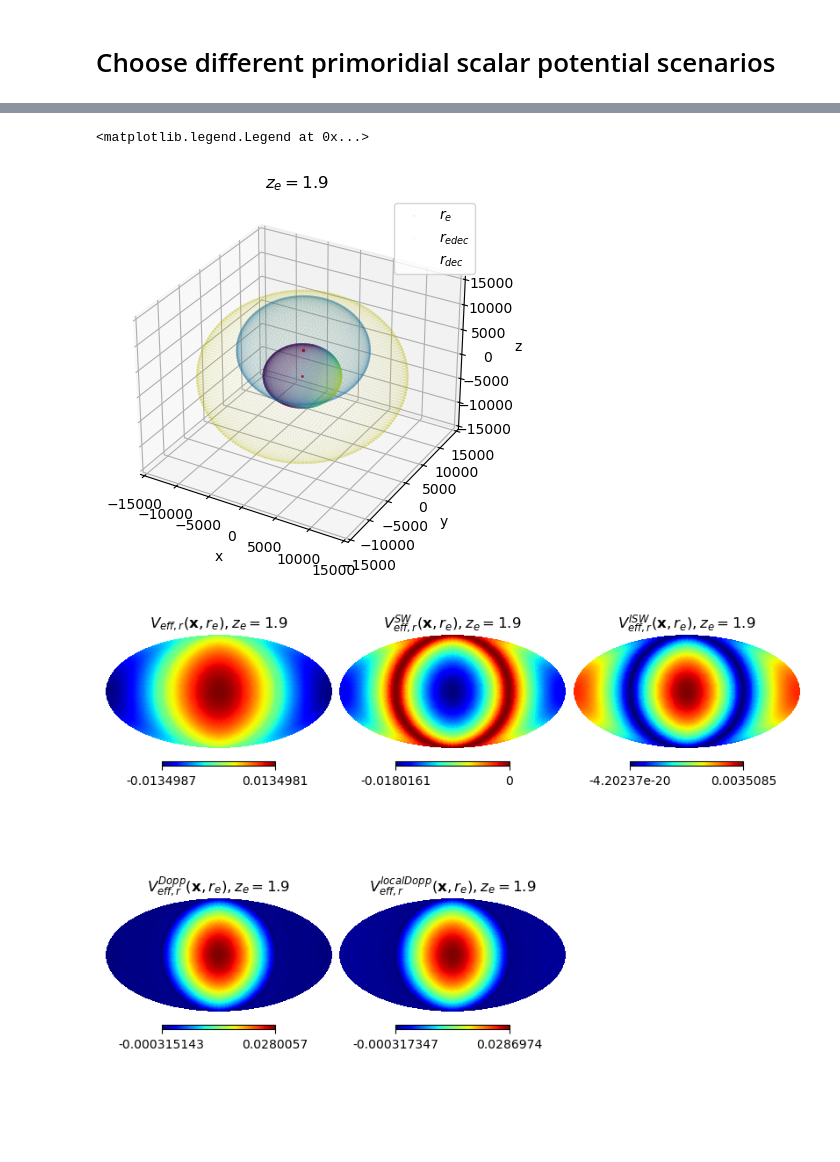
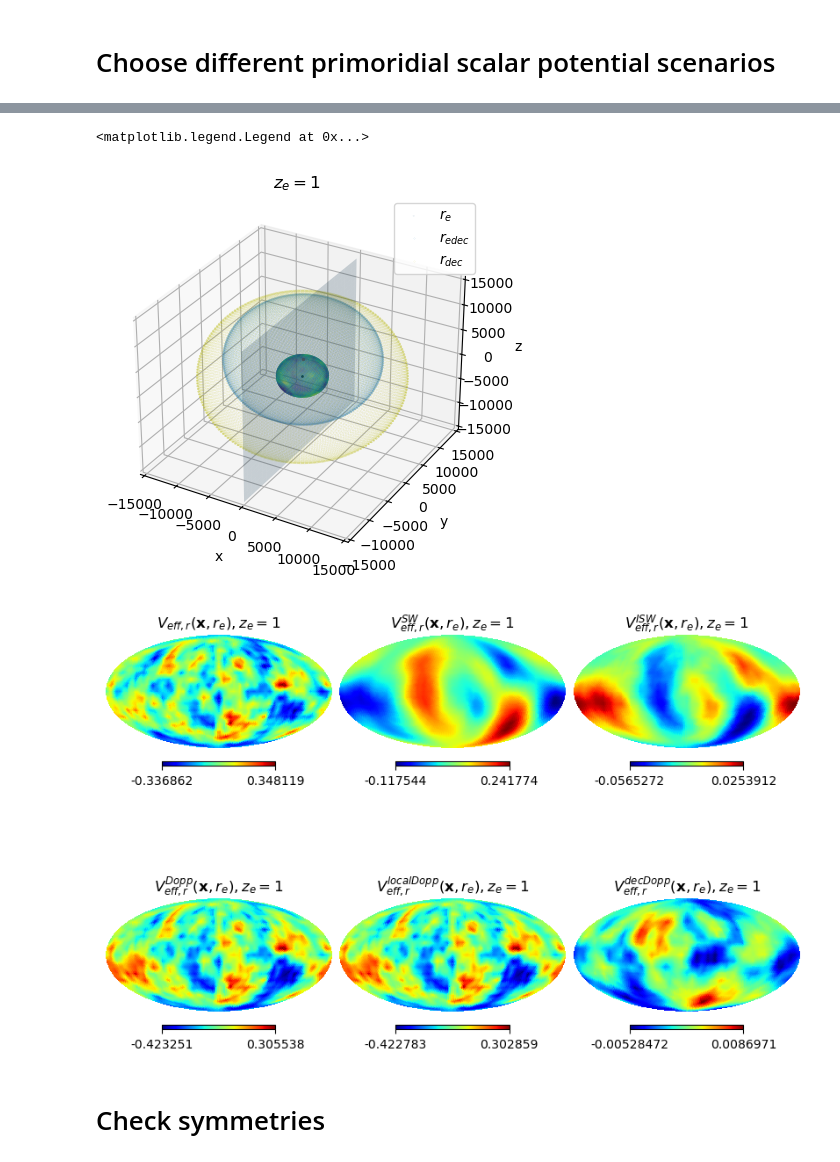
Before and after one commit to catketchup/ReCCO, a Jupyter notebook: code/Pylian_test.ipynb, the cells around one changed output, grey strips where cells are left out. Saved outputs shown, nothing was run; the diff lists cells and outputs as text; code cells hidden in the pictures; blank space fills up the shorter version.

Commit message:
checking PS

```diff
--- a/code/Pylian_test.ipynb
+++ b/code/Pylian_test.ipynb
@@ -327,7 +346,7 @@ w0 = -0.7
 # %% [markdown]
 # Choose the redshift of remote dipole field
 # %%
-ze = 1.9
+ze = 1
 a_e = 1/(1+ze)
 ks = config.kaux
 
@@ -429,11 +448,11 @@ G_Dopp_ksz_itp = interp1d(ks, G_Dopp_ksz)
 
 G_ksz_itp = interp1d(ks, G_SW_ksz + G_ISW_ksz + G_Dopp_ksz)
 
-# g_field_x = g_psi_x
-# g_field_k = g_psi_k
+g_field_x = g_psi_x
+g_field_k = g_psi_k
 
-g_field_x = g_psi_i_x
-g_field_k = g_psi_i_k
+# g_field_x = g_psi_i_x
+# g_field_k = g_psi_i_k
 
 # g_field_x = g_psi_x + g_psi_i_x
 # g_field_k = g_psi_k+g_psi_i_k
@@ -564,9 +585,9 @@ NPIX = hp.nside2npix(NSIDE)
 r_e = background_tau_at_a_itp(1) - background_tau_at_a_itp(a_e)
 print(r_e)
 
-theta, phi = np.degrees(hp.pix2ang(nside=NSIDE, ipix=np.arange(NPIX)))
-theta = theta * pi / 180.0
-phi = phi * pi / 180.0
+theta_deg, phi_deg = np.degrees(hp.pix2ang(nside=NSIDE, ipix=np.arange(NPIX)))
+theta = theta_deg * pi / 180.0
+phi = phi_deg * pi / 180.0
 
 x_e = r_e*np.sin(theta)*np.cos(phi)
 y_e = r_e*np.sin(theta)*np.sin(phi)
@@ -686,12 +708,15 @@ y_dec_s = r_dec*np.sin(theta)*np.sin(phi)
 z_dec_s = r_dec*np.cos(theta)
 
 # ax.scatter(x_e, y_e, z_e, color='c', alpha=0.4, label=r'$r_{e}$', s=0.01)
-ax.scatter(x_e, y_e, z_e, c=V_eff_localDopp_radial_chi, alpha=0.4, label=r'$r_{e}$', s=0.01)
+# ax.scatter(x_e, y_e, z_e, c=V_eff_localDopp_radial_chi, alpha=0.4, label=r'$r_{e}$', s=0.01)
+ax.scatter(x_e, y_e, z_e, c=V_eff_radial_chi, alpha=0.4, label=r'$r_{e}$', s=0.01)
 ax.scatter(x_edec_s+x_e[0], y_edec_s+y_e[0], z_edec_s+z_e[0], alpha=0.4, label=r'$r_{edec}$', s=0.01)
 ax.scatter(x_dec_s, y_dec_s, z_dec_s, color='y', alpha=0.4, label=r'$r_{dec}$', s=0.01)
-ax.scatter(0,0,0, color='r', s=1)
+ax.scatter(0,0,0, color='k', s=1)
 ax.scatter(x_e[0],y_e[0],z_e[0], color='r', s=2)
-
+yy_c, zz_c = np.meshgrid(y, z)
+xx_c = x_c*np.ones_like(yy_c)
+ax.plot_surface(xx_c, yy_c, zz_c, alpha=0.2)
 # yy_c, zz_c = np.meshgrid(y, z)
 # xx_c = x_c*np.ones_like(yy_c)
 # ax.plot_surface(xx_c, yy_c, zz_c, alpha=0.2)
@@ -707,7 +732,7 @@ ax.legend()
 # ax.view_init(0, -90)
 # %% [output]
 <matplotlib.legend.Legend at 0x...>
-[figure, old version]
+[figure, new version]
 # %%
 # check https://stackoverflow.com/questions/11140163/plotting-a-3d-cube-a-sphere-and-a-vector
 if 0:
@@ -749,10 +774,13 @@ if 0:
 # %%
 if 1:
     plt.figure(figsize=(8,6))
     hp.mollview(V_eff_radial_chi, cmap="jet", xsize=800, sub=231, title=r'$V_{eff, r}(\mathbf{x}, r_e), z_e = %s$'%ze)
     hp.mollview(V_eff_SW_radial_chi, cmap="jet", xsize=800, sub=232, title=r'$V^{SW}_{eff, r}(\mathbf{x}, r_e), z_e = %s$'%ze)
     hp.mollview(V_eff_ISW_radial_chi, cmap="jet", xsize=800, sub=233, title=r'$V^{ISW}_{eff, r}(\mathbf{x}, r_e), z_e = %s$'%ze)
     hp.mollview(V_eff_Dopp_radial_chi, cmap="jet", xsize=800, sub=234, title=r'$V^{Dopp}_{eff, r}(\mathbf{x}, r_e), z_e = %s$'%ze)
     hp.mollview(V_eff_localDopp_radial_chi, cmap="jet", xsize=800, sub=235, title=r'$V^{localDopp}_{eff, r}(\mathbf{x}, r_e), z_e = %s$'%ze)
+    hp.mollview(V_eff_Dopp_radial_chi-V_eff_localDopp_radial_chi, cmap="jet", xsize=800, sub=236, title=r'$V^{decDopp}_{eff, r}(\mathbf{x}, r_e), z_e = %s$'%ze)
 # %% [output]
-[figure, old version]
+[figure, new version]
+# %% [markdown]
+# Check symmetries
```
Also changed, not shown: parts of 13 cells of this notebook, 1 other file.
